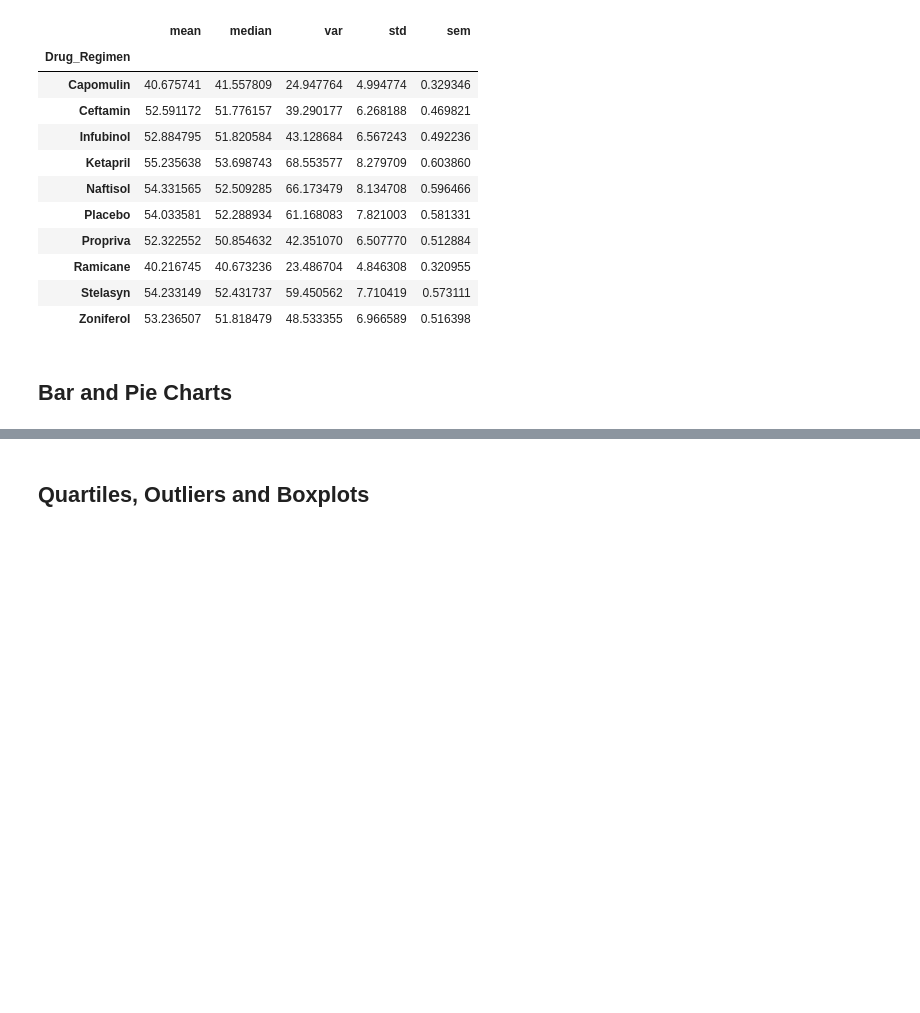
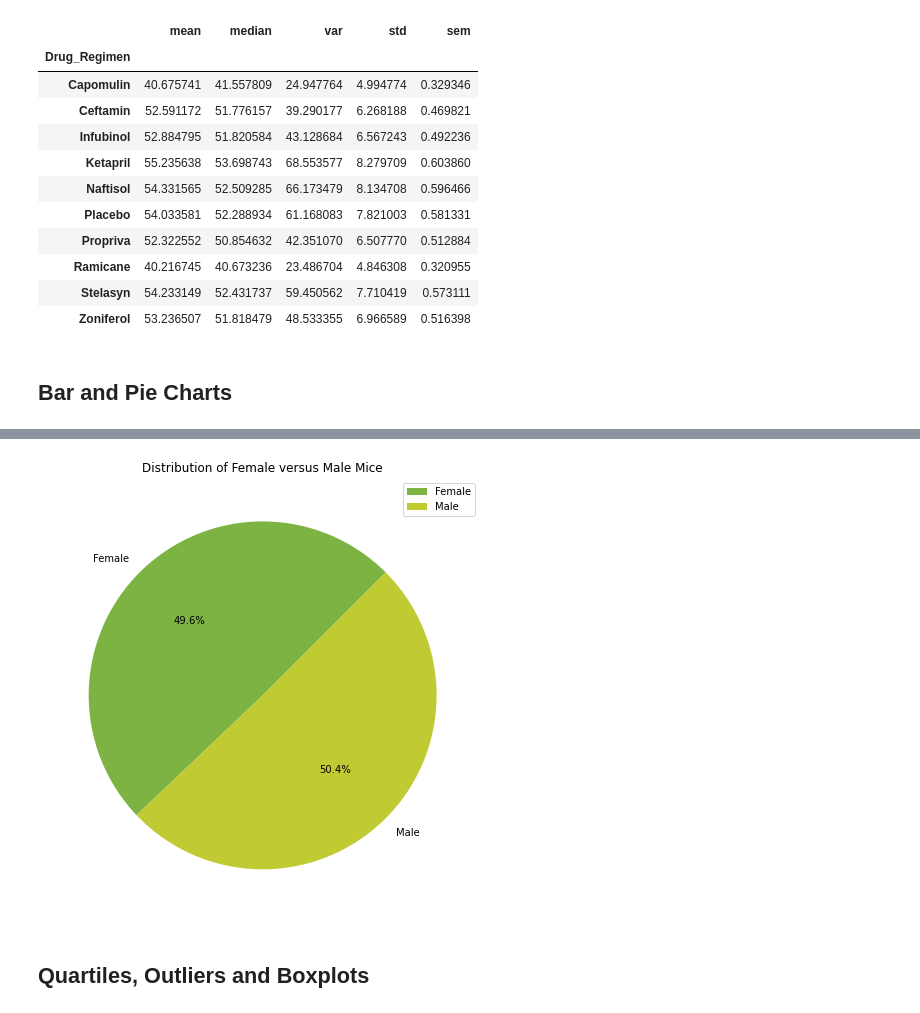
Before and after one commit to Court-Parker4/MatplotlibHWK, a Jupyter notebook: 05-Matplotlib_HW_Instructions_Pymaceuticals_pymaceuticals_starter.ipynb, the cells around one changed output, grey strips where cells are left out. Saved outputs shown, nothing was run; the diff lists cells and outputs as text; code cells hidden in the pictures; blank space fills up the shorter version.

```diff
--- a/05-Matplotlib_HW_Instructions_Pymaceuticals_pymaceuticals_starter.ipynb
+++ b/05-Matplotlib_HW_Instructions_Pymaceuticals_pymaceuticals_starter.ipynb
@@ -186,3 +191,20 @@ plt.show()
+# %%
+# Generate a pie plot showing the distribution of female versus male mice using pyplot
+#distribution size
+# distribution_gender=clean_df[['Sex', 'Mouse_ID']].drop_duplicates()
+# distribution_df=distribution_gender.groupby('Sex').size()
+# distribution_df
+
+plt.figure(figsize=(8,8))
+area = [123,125]
+label = ['Female' , 'Male']
+color = ['#7CB342','#C0CA33']
+plt.title("Distribution of Female versus Male Mice")
+plt.pie (area , labels= label , colors= color , startangle=45 ,autopct='%1.1f%%')
+plt.legend()
+plt.show()
+# %% [output]
+[figure, added]
 # %% [markdown]
 ## Quartiles, Outliers and Boxplots
 # %%
```
Also changed, not shown: parts of 14 cells of this notebook.
